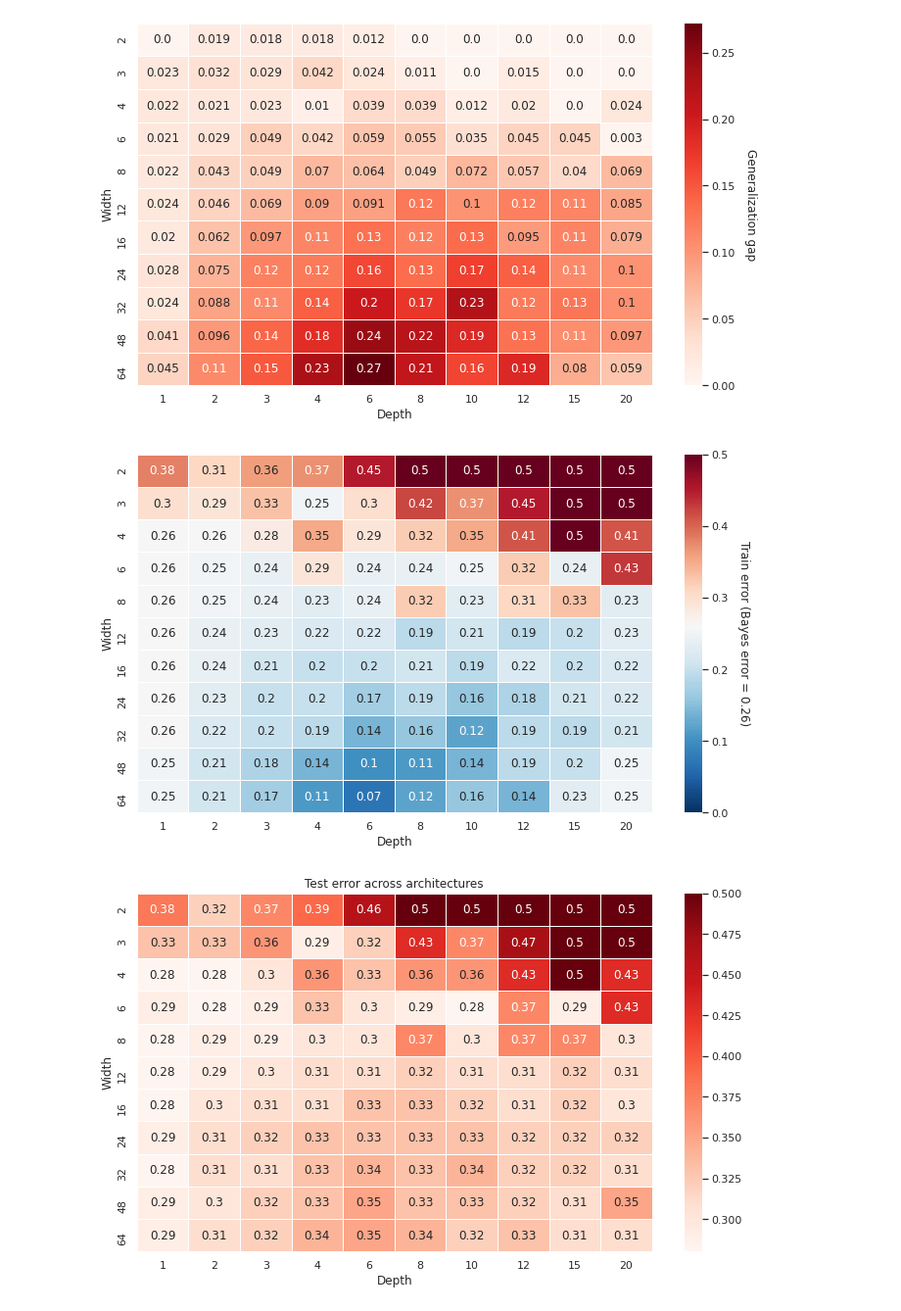
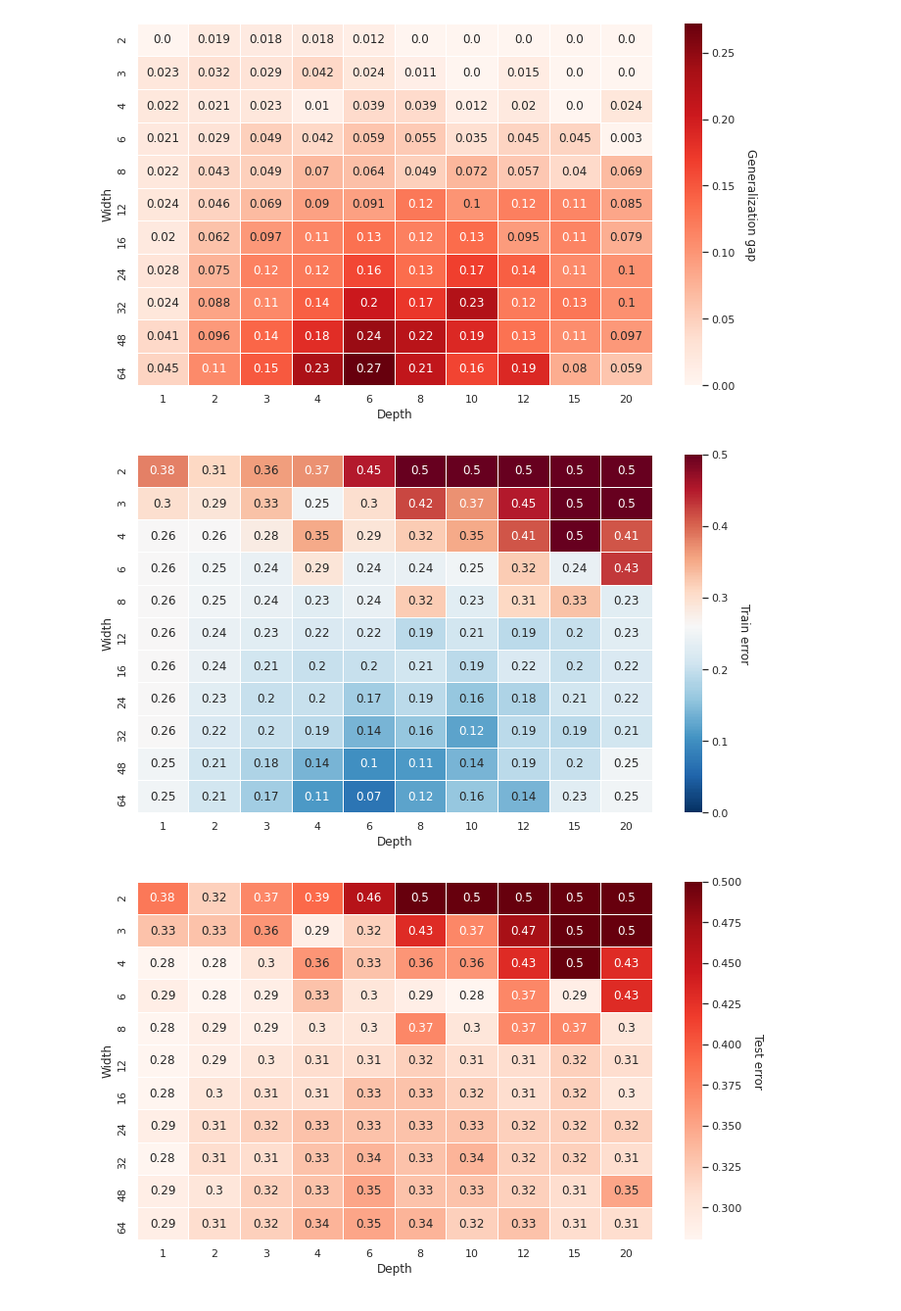
Before and after one commit to rflperry/double_descent, a Jupyter notebook: experiments/kaleab_xor_dd/plot_depth_by_width.ipynb, the cells around one changed output. Shown at 98% size. Cells and saved outputs as stored; diff of their text form; code cells hidden in the pictures.

```diff
--- a/experiments/kaleab_xor_dd/plot_depth_by_width.ipynb
+++ b/experiments/kaleab_xor_dd/plot_depth_by_width.ipynb
@@ -99,31 +99,33 @@ g = sns.heatmap(
 plt.xlabel('Depth')
 plt.ylabel('Width')
 cbar = ax.collections[0].colorbar
-cbar.set_label('Train error (B)', rotation=270, labelpad=22)
+cbar.set_label('Train error', rotation=270, labelpad=22)
 plt.tight_layout()
 # plt.title('Train error across architectures')
 plt.show()
 # %% [output]
-[figure, old version]
+[figure, new version]
 # %%
 fig, ax = plt.subplots(1, 1, figsize=(10, 6))
 g = sns.heatmap(
     data=df.groupby(
         [y_var, x_var],
         as_index=False,
     ).mean().pivot(y_var, x_var, test_error).round(2),
     linewidths=.5,
     ax=ax,
     # cmap='RdBu_r',
     # norm=TwoSlopeNorm(vmin=0, vcenter=0.26, vmax=0.5),
     cmap='Reds',
     # norm=SymLogNorm(1e-3),
     annot=True, fmt=".2",
 )
 plt.xlabel('Depth')
 plt.ylabel('Width')
+cbar = ax.collections[0].colorbar
+cbar.set_label('Test error', rotation=270, labelpad=22)
 plt.tight_layout()
-plt.title('Test error across architectures')
+# plt.title('Test error across architectures')
 plt.show()
 # %% [output]
-[figure, old version]
+[figure, new version]
```
Also changed, not shown: 13 other files.
